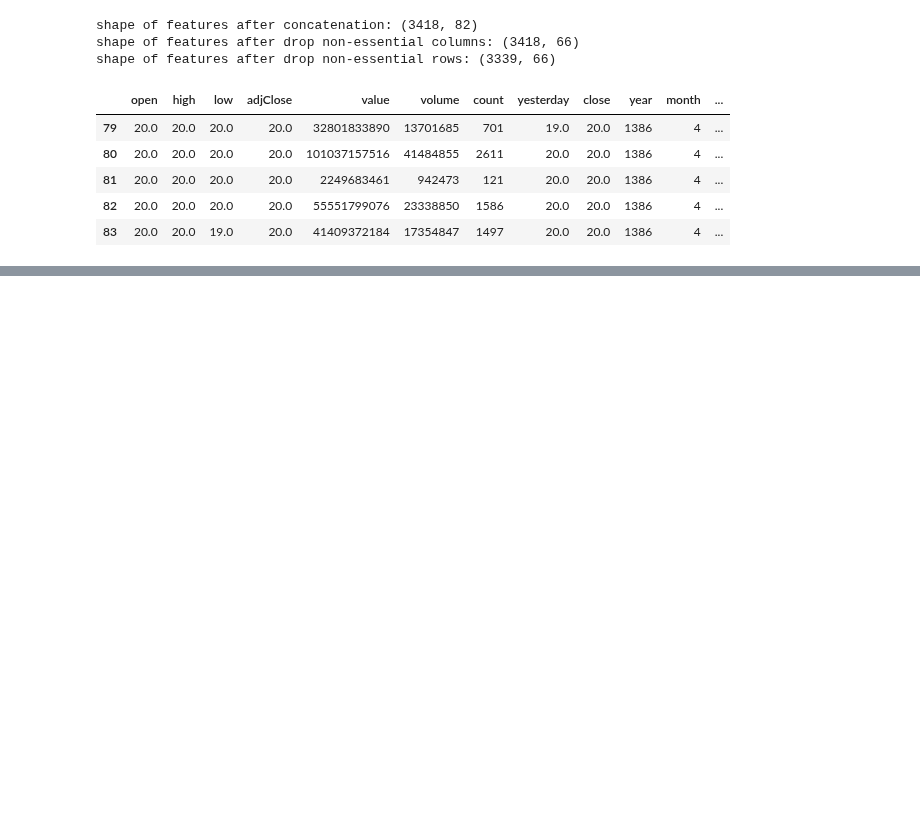
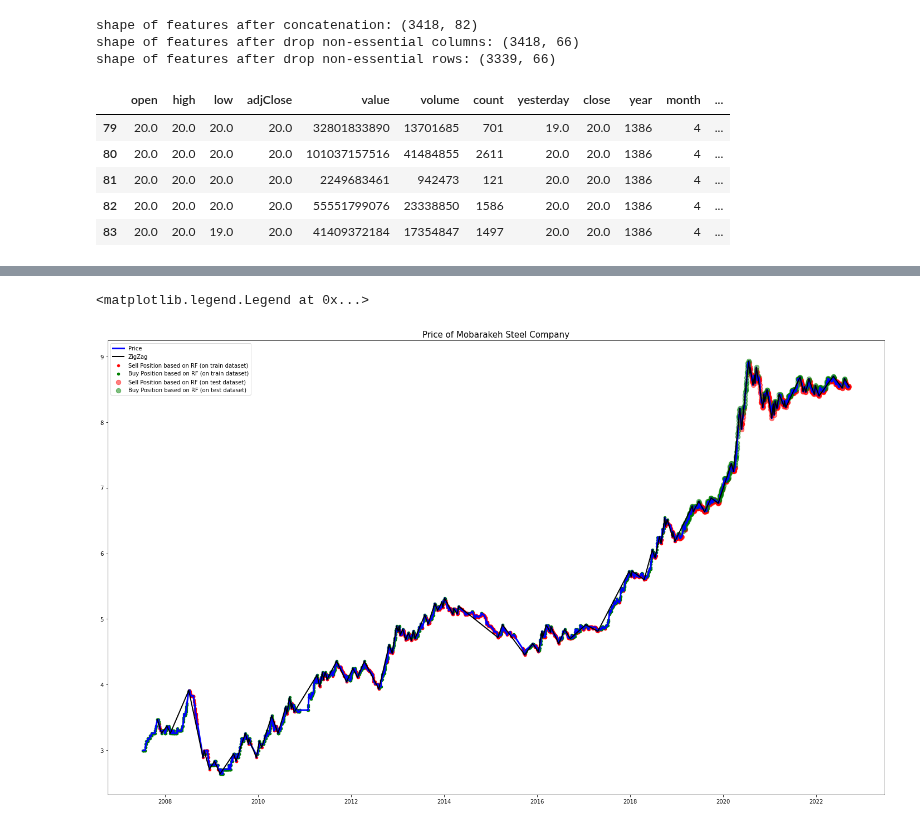
Before and after one commit to Hamtech-ai/InsightiFi, a Jupyter notebook: concat_features.ipynb, the cells around one changed output, grey strips where cells are left out. Cells and saved outputs as stored; diff of their text form; code cells hidden in the pictures; blank space fills up the shorter version.

Commit message:
plot added for comparison

```diff
--- a/concat_features.ipynb
+++ b/concat_features.ipynb
@@ -384,3 +383,6 @@ Testing classification report:
     accuracy                           0.69       835
    macro avg       0.73      0.72      0.69       835
 weighted avg       0.76      0.69      0.69       835
+# %%
+featuresSize = len(features)
+trainEnd = (-featuresSize + len(trainPred))
@@ -386,0 +408,57 @@ weighted avg       0.76      0.69      0.69       835
+# %%
+plt.figure(figsize = (25, 15))
+
+plt.title('Price of Mobarakeh Steel Company', fontsize = 15)
+plt.plot(
+    foladHist.iloc[-featuresSize:]['date'],
+    np.log(foladHist.iloc[-featuresSize:]['adjClose']),
+    color = 'blue',
+    lw = 3,
+    label = 'Price'
+)
+plt.plot(
+    foladHist.iloc[-featuresSize:]['date'].iloc[(pivots !=0).values.ravel()[-featuresSize:]],
+    np.log(foladHist.iloc[-featuresSize:]['adjClose']).iloc[(pivots !=0).values.ravel()[-featuresSize:]],
+    color = 'black',
+    lw = 2,
+    label = 'ZigZag'
+)
+
+# train
+plt.scatter(
+    foladHist.iloc[-featuresSize: trainEnd]['date'].iloc[trainPred == -1],
+    (np.log(foladHist.iloc[-featuresSize: trainEnd]['adjClose']).iloc[trainPred == -1]),
+    color = 'red',
+    s = 20,
+    label = 'Sell Position based on RF (on train dataset)'
+)
+plt.scatter(
+    foladHist.iloc[-featuresSize: trainEnd]['date'].iloc[trainPred == 1],
+    (np.log(foladHist.iloc[-featuresSize: trainEnd]['adjClose']).iloc[trainPred == 1]),
+    color = 'green',
+    s = 20,
+    label = 'Buy Position based on RF (on train dataset)'
+)
+
+# test
+plt.scatter(
+    foladHist.iloc[trainEnd:]['date'].iloc[testPred == -1],
+    (np.log(foladHist.iloc[trainEnd:]['adjClose']).iloc[testPred == -1]),
+    color = 'red',
+    s = 70,
+    alpha = 0.5,
+    label = 'Sell Position based on RF (on test dataset)'
+)
+plt.scatter(
+    foladHist.iloc[trainEnd:]['date'].iloc[testPred == 1],
+    (np.log(foladHist.iloc[trainEnd:]['adjClose']).iloc[testPred == 1]),
+    color = 'green',
+    s = 70,
+    alpha = 0.5,
+    label = 'Buy Position based on RF (on test dataset)'
+)
+
+plt.legend()
+# %% [output]
+<matplotlib.legend.Legend at 0x...>
+[figure, added]
```
Also changed, not shown: parts of 5 cells of this notebook.
